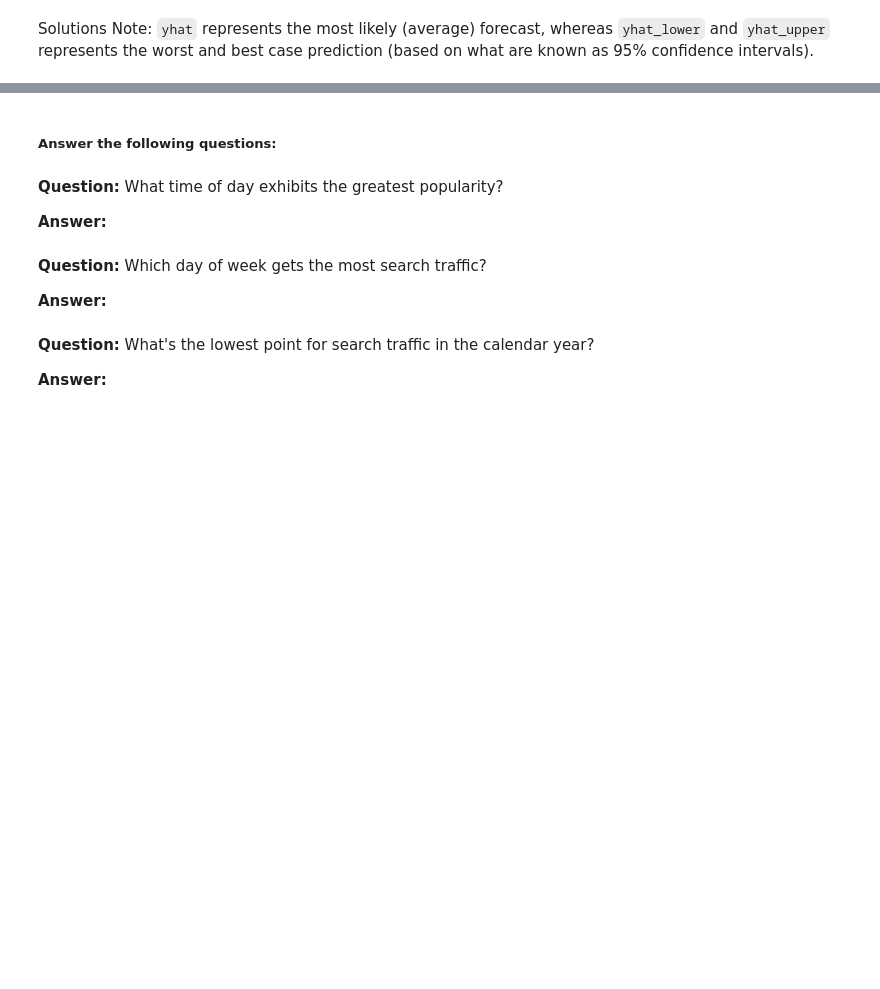
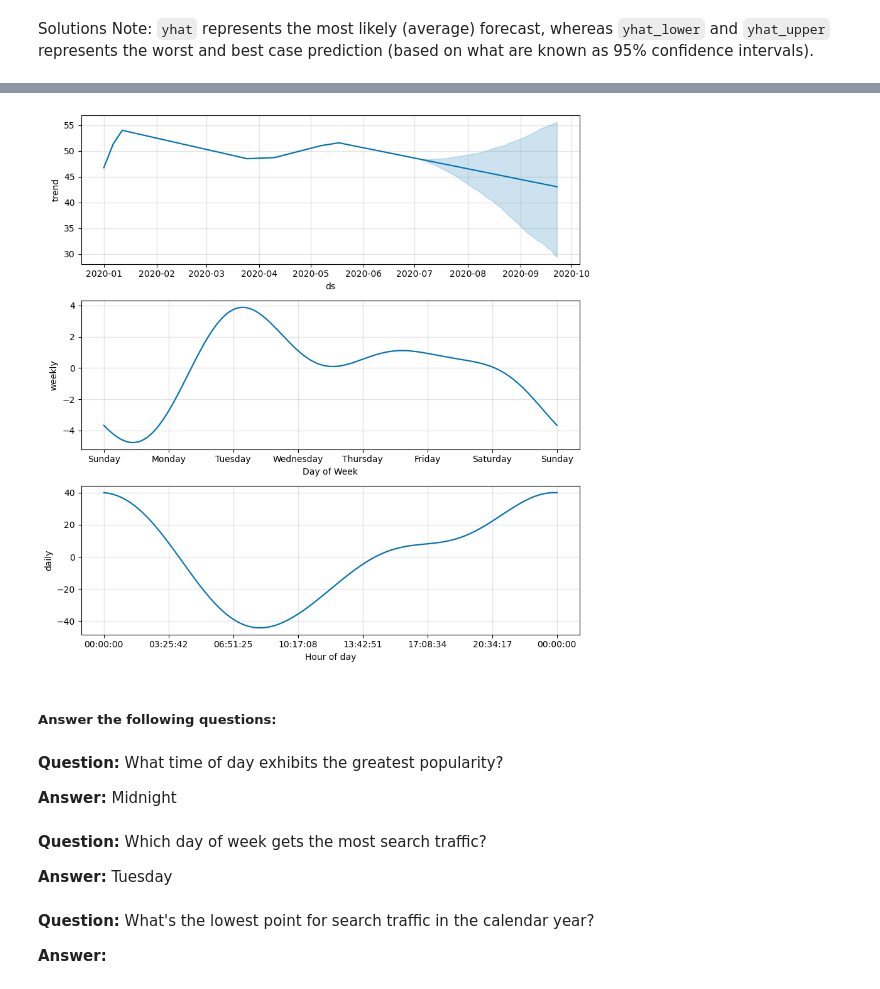
Before and after one commit to natesena/prophet-challenge, a Jupyter notebook: forecasting_net_prophet.ipynb, the cells around one changed output, grey strips where cells are left out. Saved outputs shown, nothing was run; the diff lists cells and outputs as text; code cells hidden in the pictures; blank space fills up the shorter version.

```diff
--- a/forecasting_net_prophet.ipynb
+++ b/forecasting_net_prophet.ipynb
@@ -510,19 +590,22 @@ Solutions Note: `yhat` represents the most likely (average) forecast, whereas `y
 # %%
 # Reset the index in the forecast_mercado_trends DataFrame
-
+forecast_canada=forecast_mercado_trends.reset_index()
 
 # Use the plot_components function to visualize the forecast results
 # for the forecast_canada DataFrame
+fig = prophet_model.plot_components(forecast_canada)
+# %% [output]
+[figure, added]
 # %% [markdown]
 ##### Answer the following questions:
 # %% [markdown]
 **Question:** What time of day exhibits the greatest popularity?
 
-**Answer:**
+**Answer:** Midnight
 # %% [markdown]
 **Question:** Which day of week gets the most search traffic?
 
-**Answer:**
+**Answer:** Tuesday
 # %% [markdown]
 **Question:** What's the lowest point for search traffic in the calendar year?
 
```
Also changed, not shown: parts of 14 cells of this notebook.
